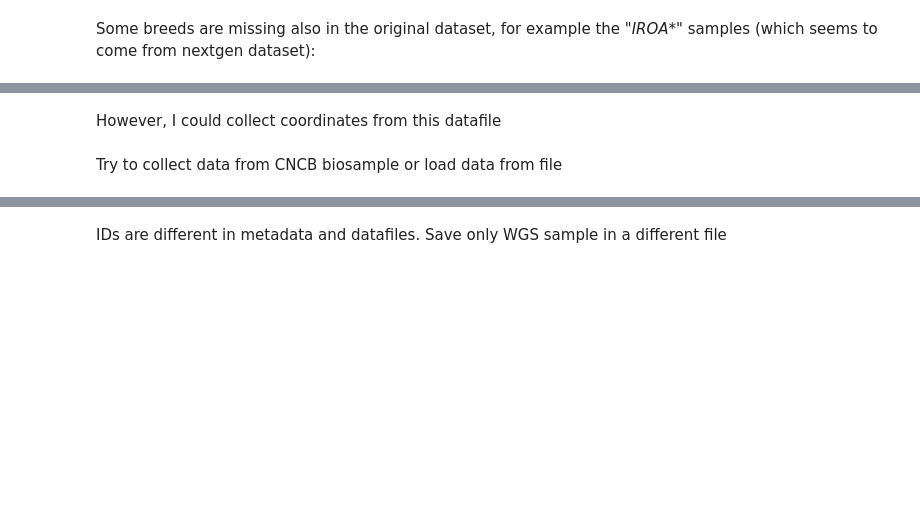
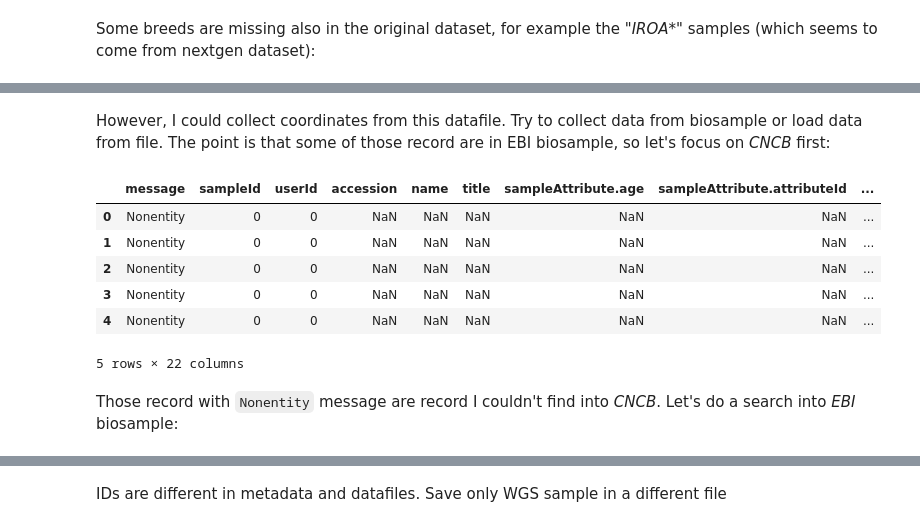
Before and after one commit to cnr-ibba/SMARTER-database, a Jupyter notebook: notebooks/exploratory/0.17.2-bunop-isheep_dataset.ipynb, the cells around one changed output, grey strips where cells are left out. Saved outputs shown, nothing was run; the diff lists cells and outputs as text; code cells hidden in the pictures; blank space fills up the shorter version.

```diff
--- a/notebooks/exploratory/0.17.2-bunop-isheep_dataset.ipynb
+++ b/notebooks/exploratory/0.17.2-bunop-isheep_dataset.ipynb
@@ -397,12 +551,12 @@ nextgen.head()
 # %% [markdown]
-However, I could collect coordinates from this datafile
+However, I could collect coordinates from this datafile. Try to collect data from biosample or load data from file. The point is that some of those record are in EBI biosample, so let's focus on *CNCB* first:
-# %% [markdown]
-Try to collect data from CNCB biosample or load data from file
 # %%
-if Path("isheep_WGS_biosample.pkl").exists():
-    isheep_WGS_biosample = pd.read_pickle("isheep_WGS_biosample.pkl")
+biosample_pkl = isheep_data_path / "isheep_WGS_cncb_biosample.pkl"
+
+if biosample_pkl.exists():
+    isheep_WGS_cncb_biosample = pd.read_pickle(biosample_pkl)
 else:
     biosample_data = [fetch_cncb_biosample(biosample_id) for biosample_id in tqdm(isheep_WGS["Biosample ID"])]
-    isheep_WGS_biosample = pd.json_normalize(biosample_data)
-    isheep_WGS_biosample.to_pickle("isheep_WGS_biosample.pkl")
-    isheep_WGS_biosample.to_excel("isheep_WGS_biosample.xlsx")
+    isheep_WGS_cncb_biosample = pd.json_normalize(biosample_data)
+    isheep_WGS_cncb_biosample.to_pickle(biosample_pkl)
+    isheep_WGS_cncb_biosample.to_excel(str(isheep_data_path / "isheep_WGS_cncb_biosample.xlsx"))
@@ -410,0 +563,12 @@ plinkio = plinkfile.open(str(get_project_dir() / "data/external/SHE/ISHEEP/WGS-a
+# %%
+isheep_WGS_cncb_biosample.head()
+# %% [output]
+|  | message | sampleId | userId | accession | name | title | sampleAttribute.age | sampleAttribute.attributeId | ... |
+| 0 | Nonentity | 0 | 0 | NaN | NaN | NaN | NaN | NaN | ... |
+| 1 | Nonentity | 0 | 0 | NaN | NaN | NaN | NaN | NaN | ... |
+| 2 | Nonentity | 0 | 0 | NaN | NaN | NaN | NaN | NaN | ... |
+| 3 | Nonentity | 0 | 0 | NaN | NaN | NaN | NaN | NaN | ... |
+| 4 | Nonentity | 0 | 0 | NaN | NaN | NaN | NaN | NaN | ... |
+5 rows × 22 columns
+# %% [markdown]
+Those record with `Nonentity` message are record I couldn't find into *CNCB*. Let's do a search into *EBI* biosample:
```
Also changed, not shown: parts of 30 cells of this notebook.
